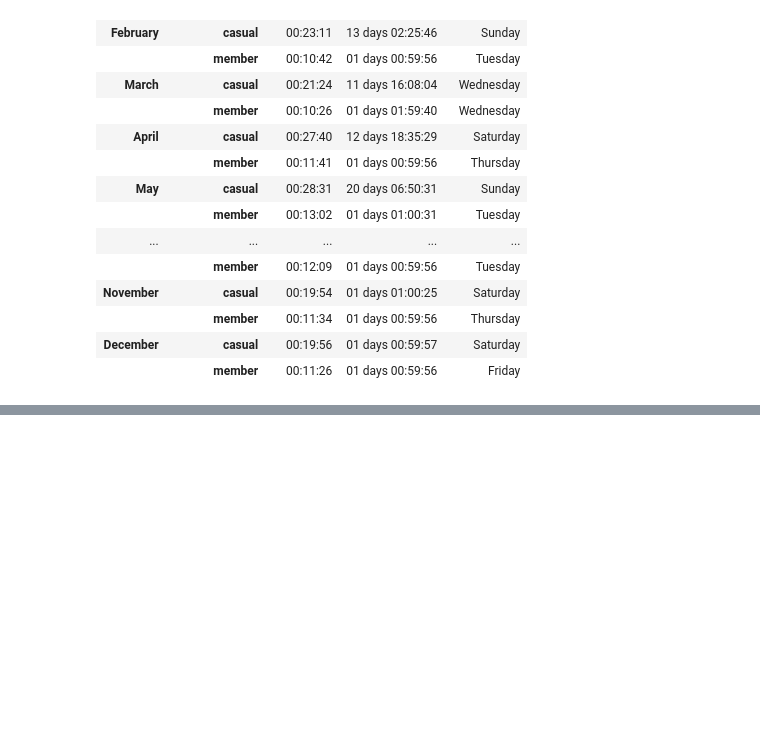
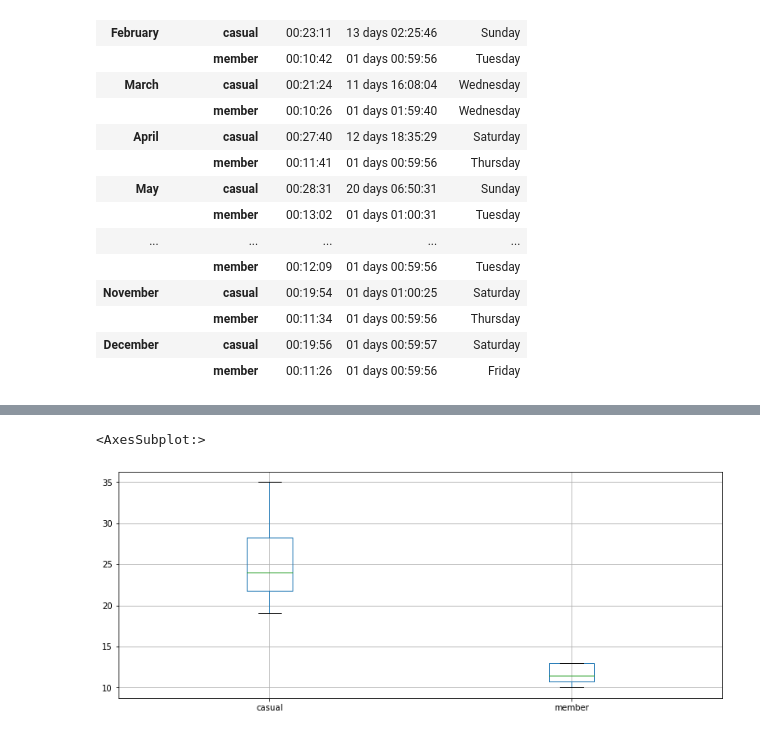
Before and after one commit to SummerKassem/BikeShareCS, a Jupyter notebook: Code/bike_share_analysis.ipynb, the cells around one changed output, grey strips where cells are left out. Drawn from its saved outputs; the diff is of its cells as text; code cells hidden in the pictures; blank space fills up the shorter version.

```diff
--- a/Code/bike_share_analysis.ipynb
+++ b/Code/bike_share_analysis.ipynb
@@ -601,3 +638,9 @@ display(df)
+# %%
+#the main box is most of the data, the average line, all dots outside are outliers
+mm_member_casual.applymap(seconds_minutes)[('ride_length', 'mean')].boxplot(figsize=(13,5))
+# %% [output]
+<AxesSubplot:>
+[figure, added]
 # %%
 #Calculate the average ride_length for users by day_of_week
 dataset = prepared_data
```
Also changed, not shown: parts of 14 cells of this notebook, 12 other files.
